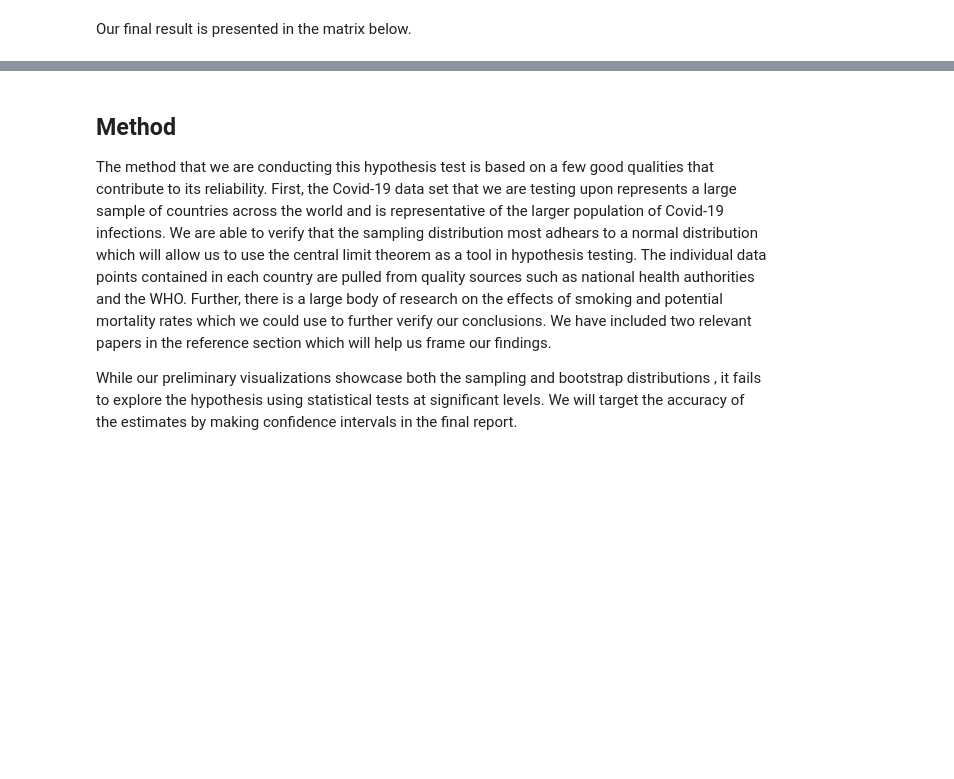
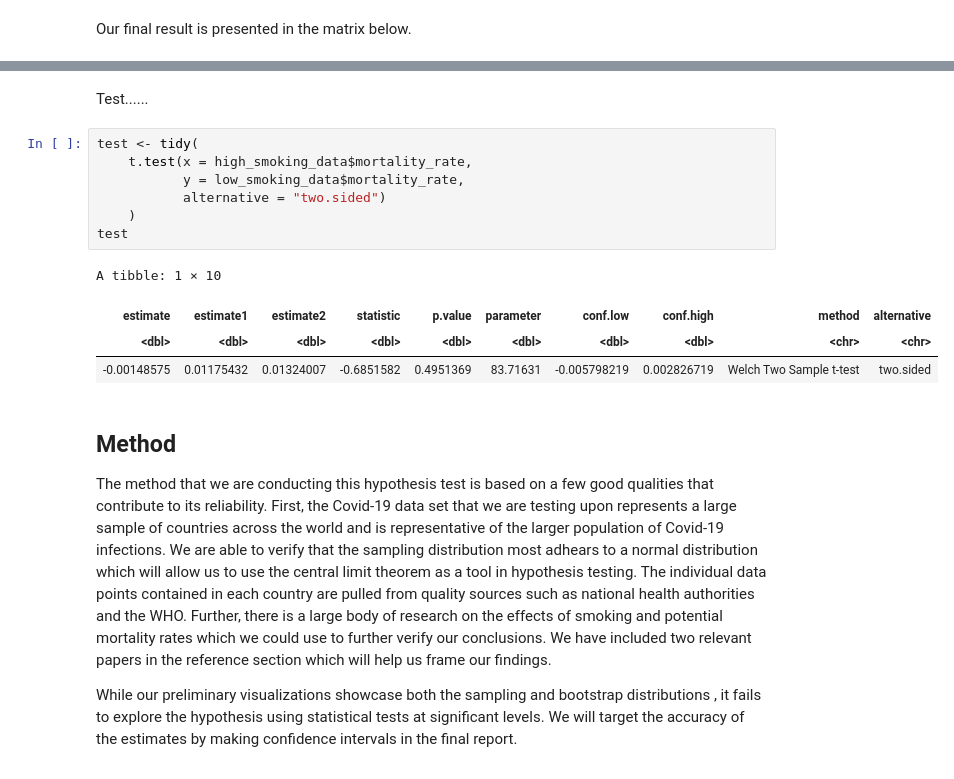
Before and after one commit to RayNguyent/STAT-201-Project, a Jupyter notebook: Proposal.ipynb, the cells around one changed output, grey strips where cells are left out. Saved outputs shown, nothing was run; the diff lists cells and outputs as text; blank space fills up the shorter version.

Commit message:
add test
Add summary + test

```diff
--- a/Proposal.ipynb
+++ b/Proposal.ipynb
@@ -185,3 +162,17 @@ A tibble: 1 × 4
+# %% [markdown]
+Test......
+# %%
+test <- tidy(
+    t.test(x = high_smoking_data$mortality_rate,
+           y = low_smoking_data$mortality_rate,
+           alternative = "two.sided")
+    )
+test
+# %% [output]
+A tibble: 1 × 10
+| estimate | estimate1 | estimate2 | statistic | p.value | parameter | conf.low | conf.high | method | alternative |
+| <dbl> | <dbl> | <dbl> | <dbl> | <dbl> | <dbl> | <dbl> | <dbl> | <chr> | <chr> |
+| -0.00148575 | 0.01175432 | 0.01324007 | -0.6851582 | 0.4951369 | 83.71631 | -0.005798219 | 0.002826719 | Welch Two Sample t-test | two.sided |
 # %% [markdown]
 ## Method
 
```
Also changed, not shown: parts of 13 cells of this notebook.
